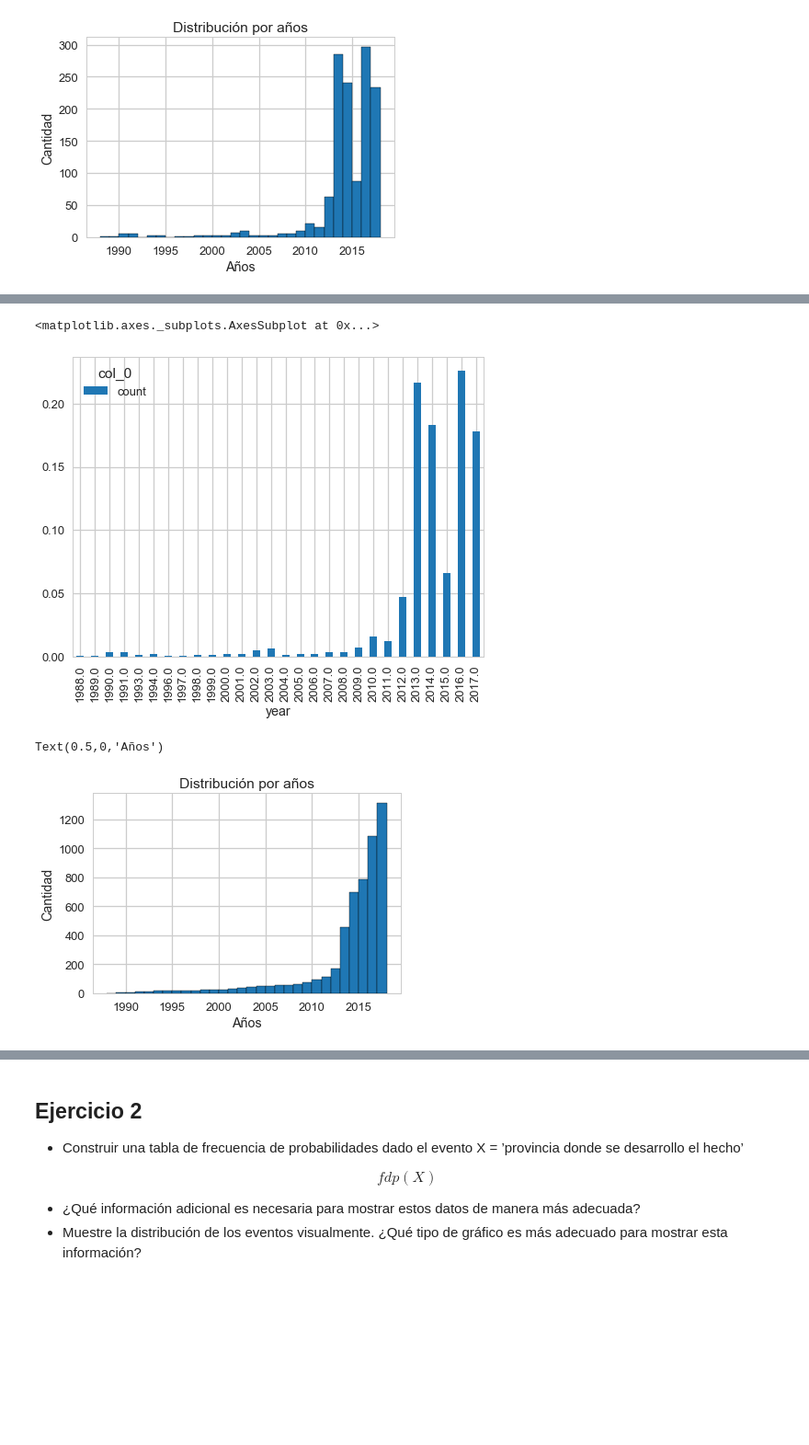
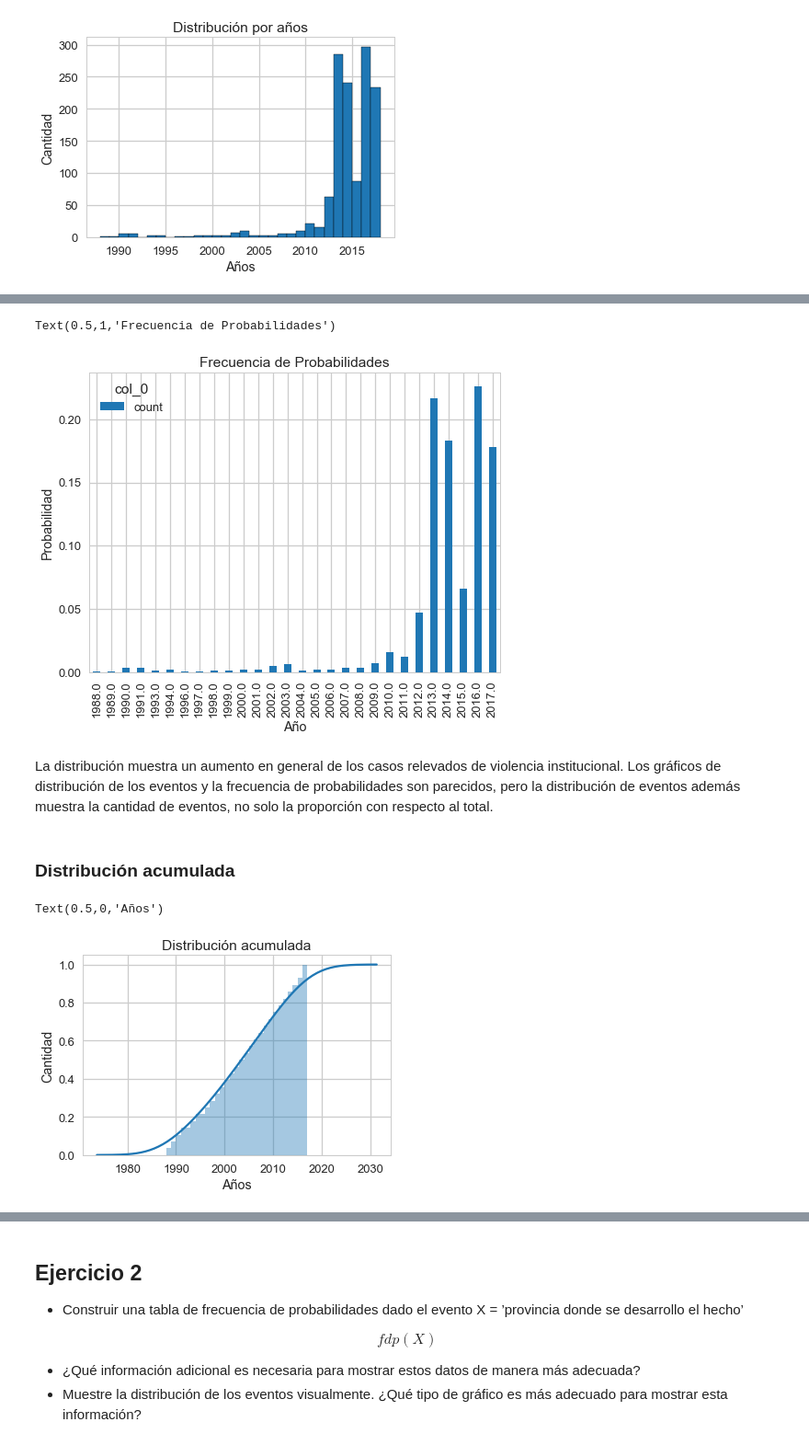
Before and after one commit to MaxAVF/DiplodatosVisualizacion, a Jupyter notebook: Tarea integradora - parte 1.ipynb, the cells around one changed output, grey strips where cells are left out. Shown at 92% size. Saved outputs shown, nothing was run; the diff lists cells and outputs as text; code cells hidden in the pictures; blank space fills up the shorter version.

```diff
--- a/Tarea integradora - parte 1.ipynb
+++ b/Tarea integradora - parte 1.ipynb
@@ -132,16 +116,24 @@ dfpsyear
 # %%
 dfpsyear.plot(kind="bar",figsize=(8,6))
+plt.xlabel("Año")
+plt.ylabel("Probabilidad")
+plt.title("Frecuencia de Probabilidades")
 # %% [output]
-<matplotlib.axes._subplots.AxesSubplot at 0x...>
+Text(0.5,1,'Frecuencia de Probabilidades')
-[figure, old version]
+[figure, new version]
+# %% [markdown]
+La distribución muestra un aumento en general de los casos relevados de violencia institucional.
+Los gráficos de distribución de los eventos y la frecuencia de probabilidades son parecidos, pero la distribución de eventos además muestra la cantidad de eventos, no solo la proporción con respecto al total.
+# %% [markdown]
+### Distribución acumulada
 # %%
-#seaborn.distplot(dyear["year"],bins=list(range(1988,2018)),  #la unica forma que pude hacer este grafico de densidad acumulada
- #            hist_kws={'cumulative': True} ,
-  #           kde_kws={'cumulative': True} )
-plt.title("Distribución por años")
-plt.hist(dataset["year"].dropna(),bins=list(range(1988,2019)),edgeColor= "black",cumulative="true")
+seaborn.distplot(dyear["year"].dropna(),bins=list(range(1988,2018)),  #la unica forma que pude hacer este grafico de densidad acumulada
+             hist_kws={'cumulative': True} ,
+          kde_kws={'cumulative': True})
+plt.title("Distribución acumulada")
+#plt.hist(dataset["year"].dropna()/dataset["year"].sum(),edgeColor= "black",cumulative="true")
 plt.ylabel("Cantidad")
 plt.xlabel("Años")
 # %% [output]
 Text(0.5,0,'Años')
-[figure, old version]
+[figure, new version]
```
Also changed, not shown: parts of 18 cells of this notebook, 1 other file.
